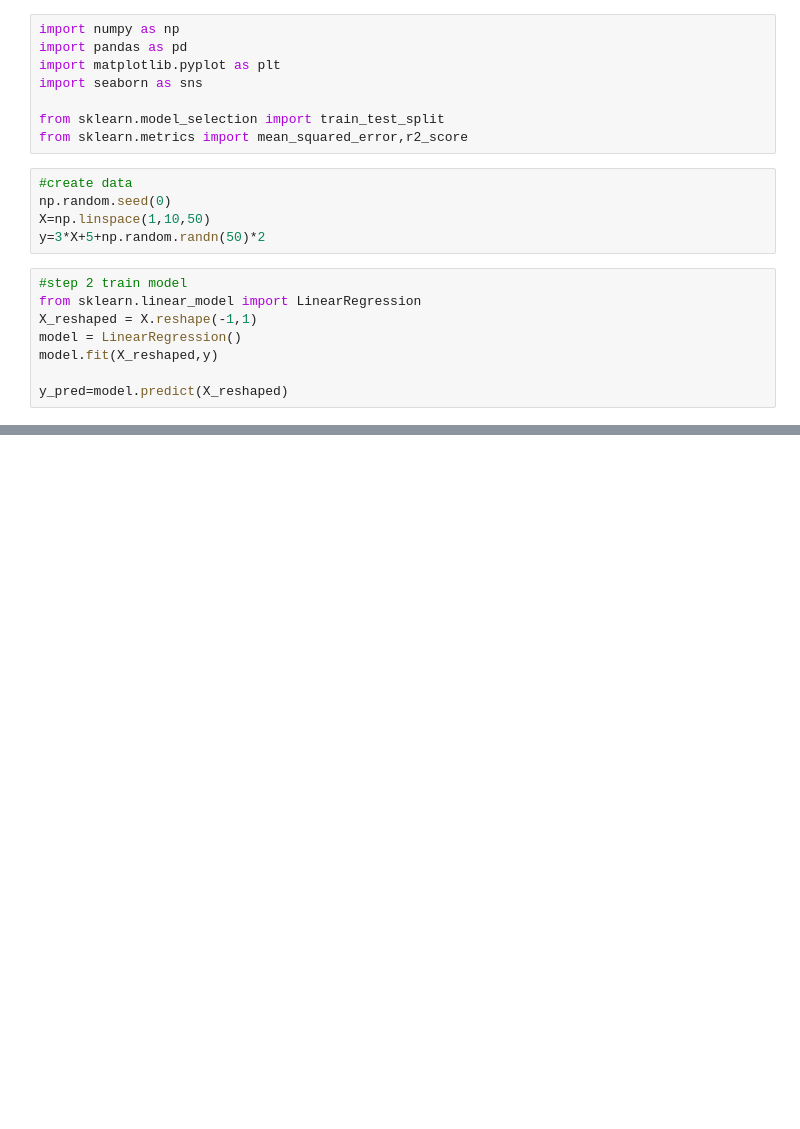
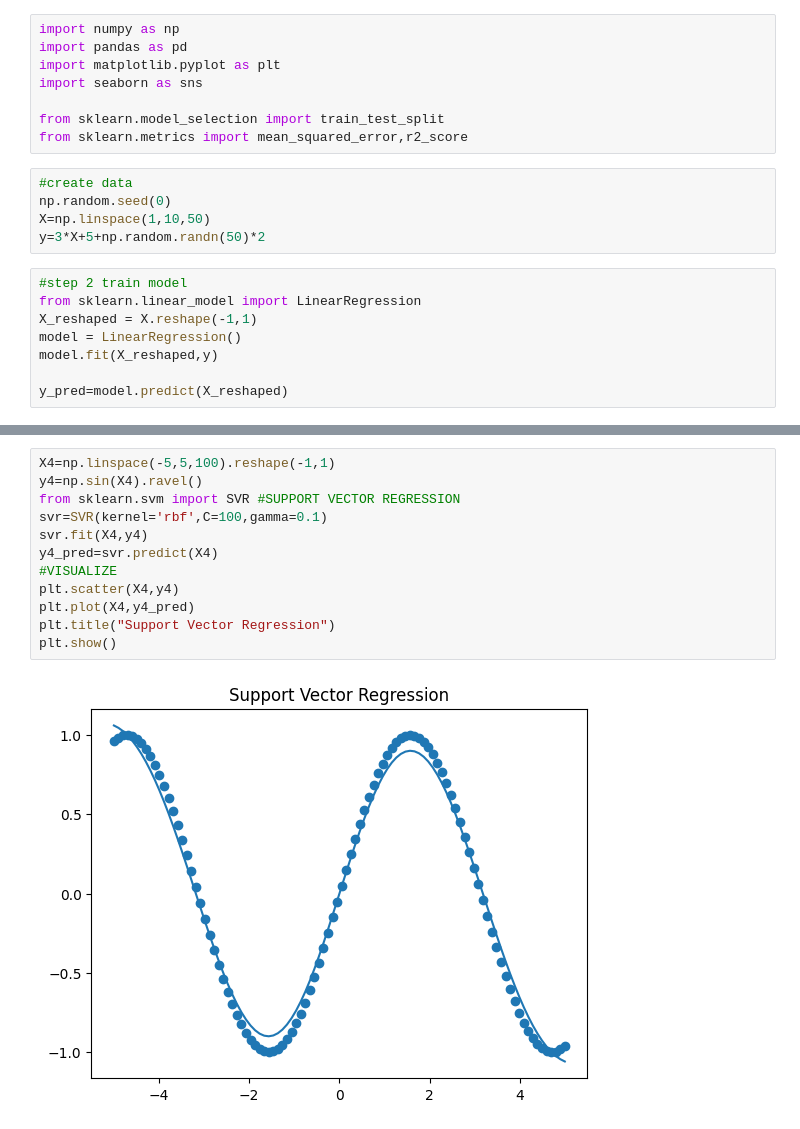
Before and after one commit to anmolsri977/Python-libraries, a Jupyter notebook: linear-regression.ipynb, the cells around one changed output, grey strips where cells are left out. Drawn from its saved outputs; the diff is of its cells as text; blank space fills up the shorter version.

Commit message:
Kaggle Notebook | Linear Regression | SUPPORT VECTOR REGRESSION

```diff
--- a/linear-regression.ipynb
+++ b/linear-regression.ipynb
@@ -49,0 +63,14 @@ plt.show()
+# %%
+X4=np.linspace(-5,5,100).reshape(-1,1)
+y4=np.sin(X4).ravel()
+from sklearn.svm import SVR #SUPPORT VECTOR REGRESSION
+svr=SVR(kernel='rbf',C=100,gamma=0.1)
+svr.fit(X4,y4)
+y4_pred=svr.predict(X4)
+#VISUALIZE
+plt.scatter(X4,y4)
+plt.plot(X4,y4_pred)
+plt.title("Support Vector Regression")
+plt.show()
+# %% [output]
+[figure, added]
```
Also changed, not shown: parts of 3 cells of this notebook.
